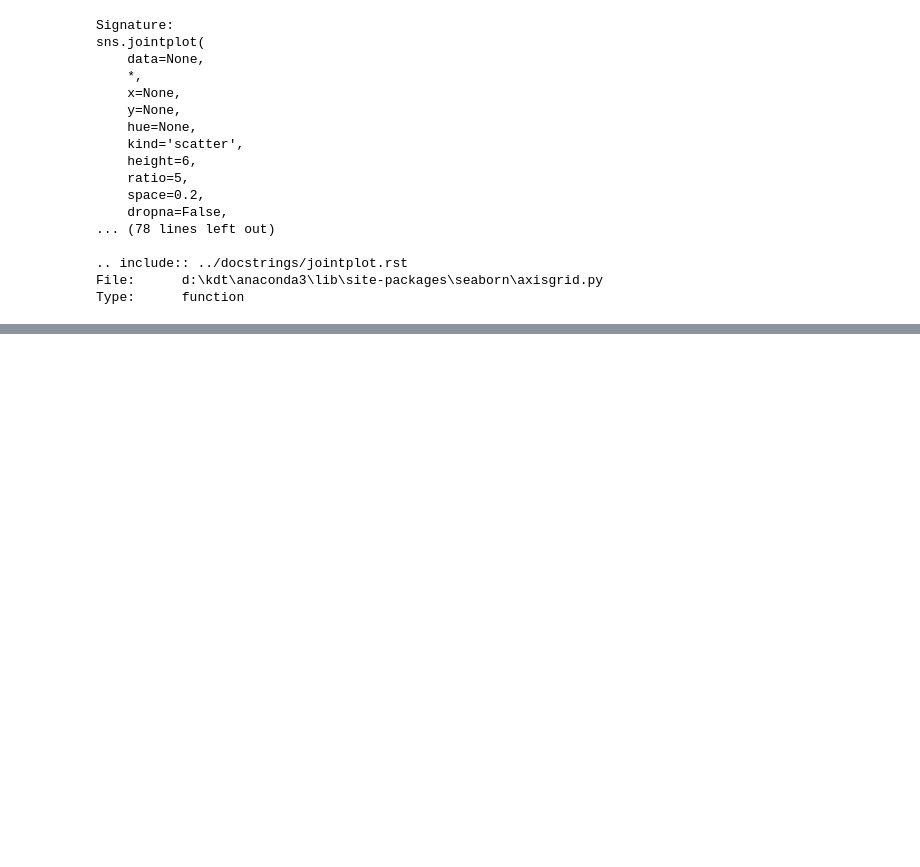
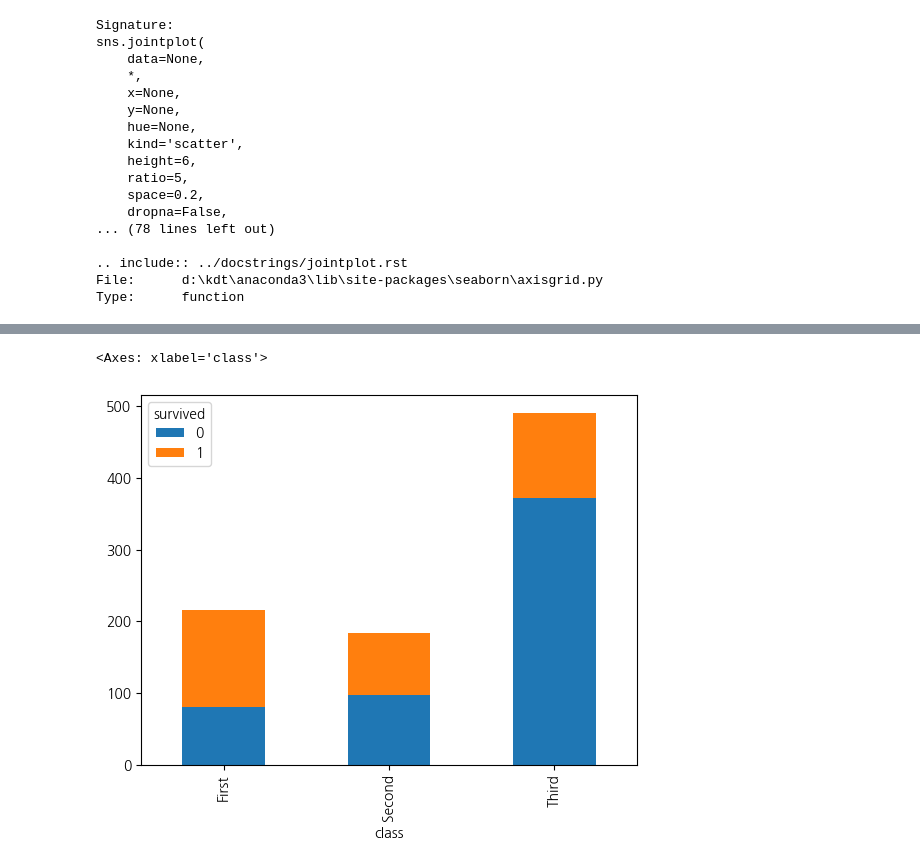
Before and after one commit to june2598/pythonstudy, a Jupyter notebook: data_visualization/titanic_시각화.ipynb, the cells around one changed output, grey strips where cells are left out. Cells and saved outputs as stored; diff of their text form; code cells hidden in the pictures; blank space fills up the shorter version.

```diff
--- a/data_visualization/titanic_시각화.ipynb
+++ b/data_visualization/titanic_시각화.ipynb
@@ -412,0 +509,6 @@ Type:      function
+# %%
+survival_class = df_titanic.pivot_table(index='class', columns='survived', values='fare', aggfunc='count')
+survival_class.plot.bar(stacked=True)
+# %% [output]
+<Axes: xlabel='class'>
+[figure, added]
```
Also changed, not shown: parts of 16 cells of this notebook, 4 other files.
